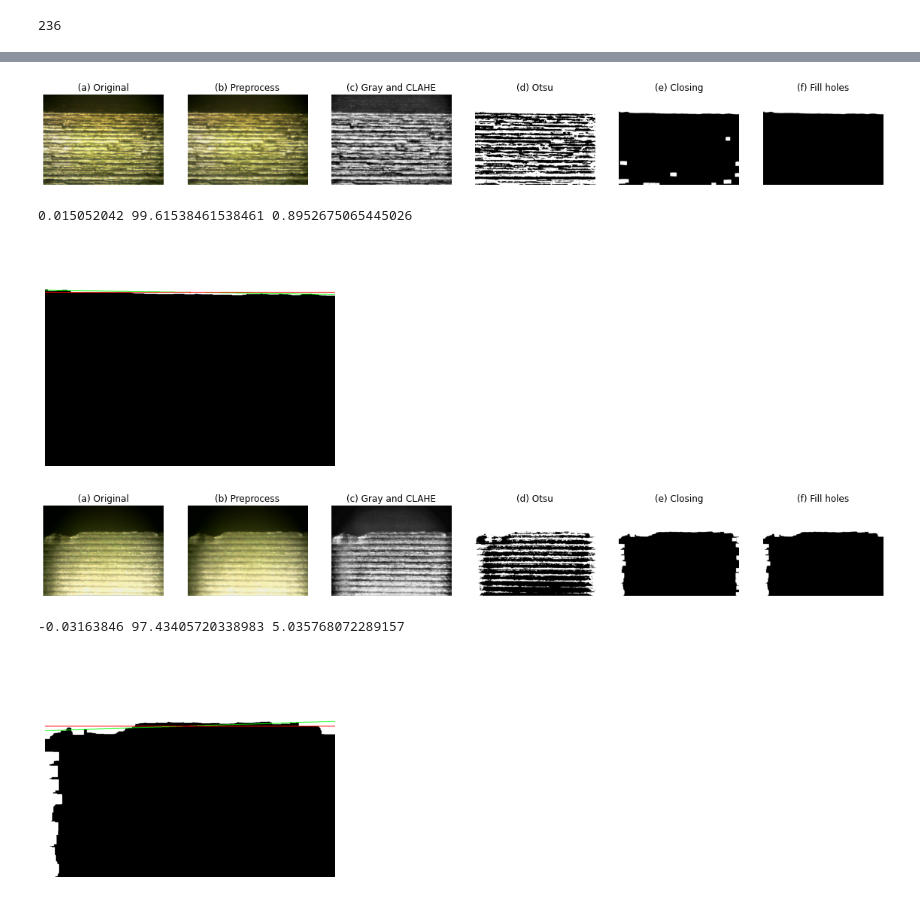
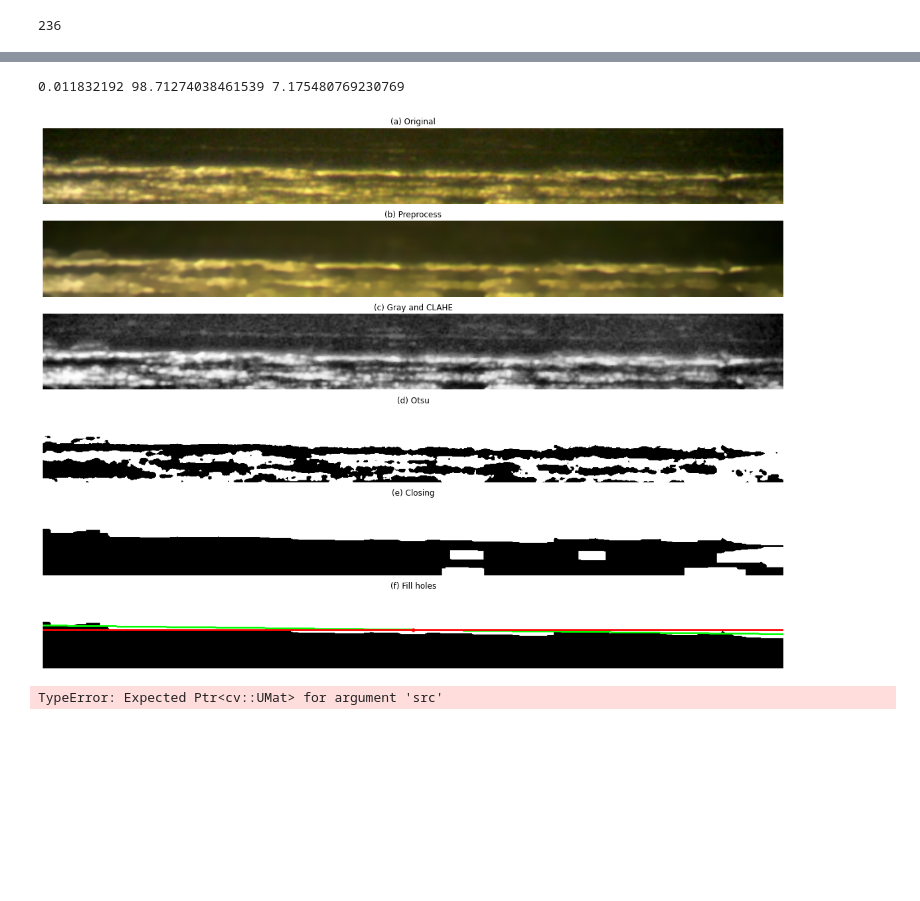
Before and after one commit to ULE-Informatica/burr_contour_features, a Jupyter notebook: experiment.ipynb, the cells around one changed output, grey strips where cells are left out. Cells and saved outputs as stored; diff of their text form; code cells hidden in the pictures; blank space fills up the shorter version.

```diff
--- a/experiment.ipynb
+++ b/experiment.ipynb
@@ -104,22 +149,24 @@ def contour_feature(image):
+# %%
+y1 = int(data_vector['m']*0 + data_vector['n'])-50
+y2 = int(data_vector['m']*(img_process.shape[1]-1) + data_vector['n'])+50
+img_cut=image[y1:y2,:]
+img_process_cut = process_image(img_cut, True, clahe_tile = (5,5), kernel_size=(15,39))
+plt.savefig('data/test/'+files[1][:-4]+'_process_cut.jpg', dpi=200, bbox_inches='tight', pad_inches=0)
+
+data_vector_cut =  contour_feature(img_process_cut, True)
+print(data_vector_cut['m'], data_vector_cut['pwp1'], data_vector_cut['pwp2'])
+plt.imshow(data_vector_cut['img'])
+plt.axis('off')
+plt.show()
+# %% [output]
+0.011832192 98.71274038461539 7.175480769230769
+[figure, added]
 # %%
-img_process = process_image(files[1], True)
-m, pwp1, pwp2, img_contour =  contour_feature(img_process)
-print(m, pwp1, pwp2)
-plt.imshow(img_contour)
+img_process = process_image(files[100], True)
+data_vector =  contour_feature(img_process, True)
+print(data_vector['m'], data_vector['pwp1'], data_vector['pwp2'])
+plt.imshow(data_vector['img'])
 plt.axis('off')
 plt.show()
 # %% [output]
-[figure, removed]
-0.015052042 99.61538461538461 0.8952675065445026
+TypeError: Expected Ptr<cv::UMat> for argument 'src'
-[figure, removed]
-# %%
-img_process = process_image(files[100], True)
-m, pwp1, pwp2, img_contour =  contour_feature(img_process)
-print(m, pwp1, pwp2)
-plt.imshow(img_contour)
-plt.axis('off')
-plt.show()
-# %% [output]
-[figure, removed]
--0.03163846 97.43405720338983 5.035768072289157
-[figure, removed]
```
Also changed, not shown: parts of 20 cells of this notebook, 1 other file.
